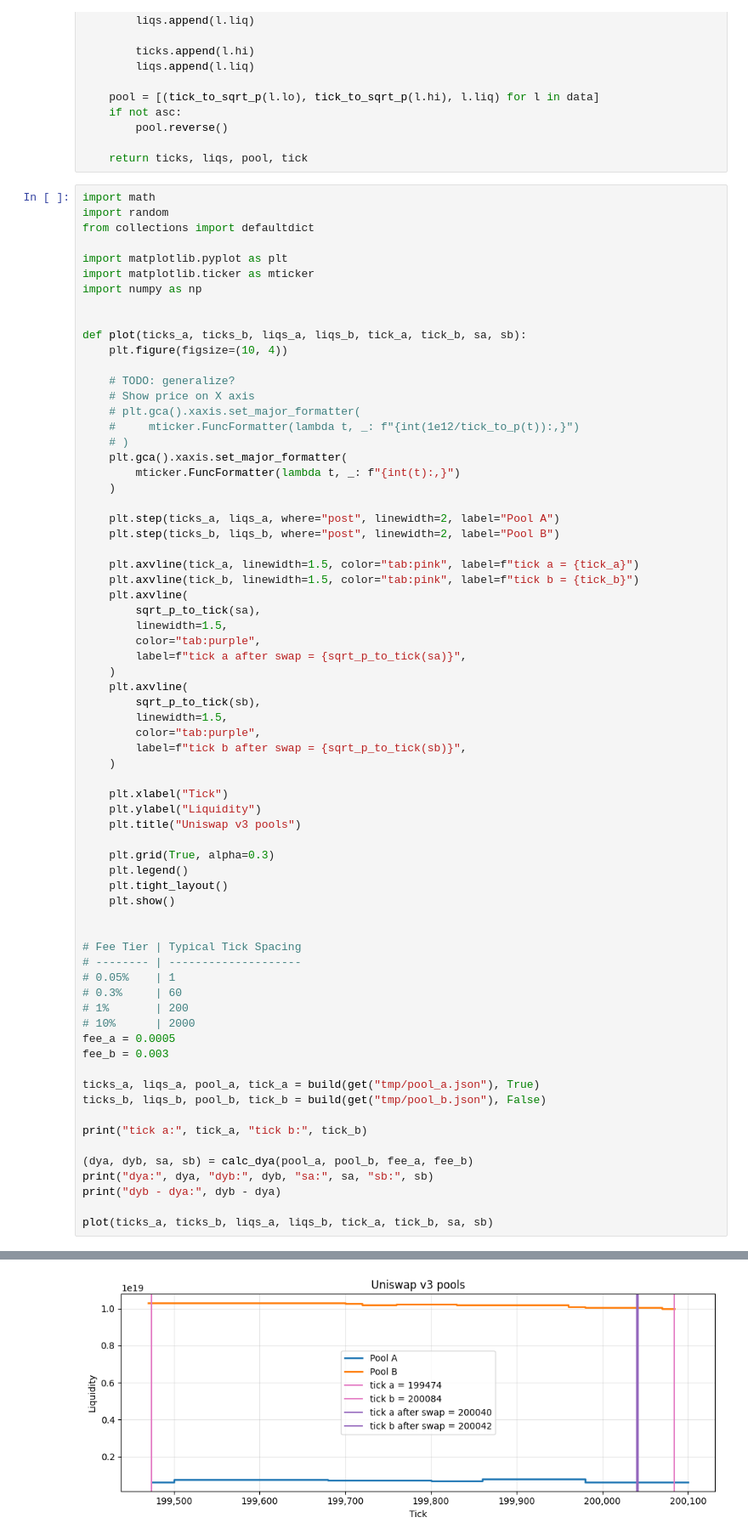
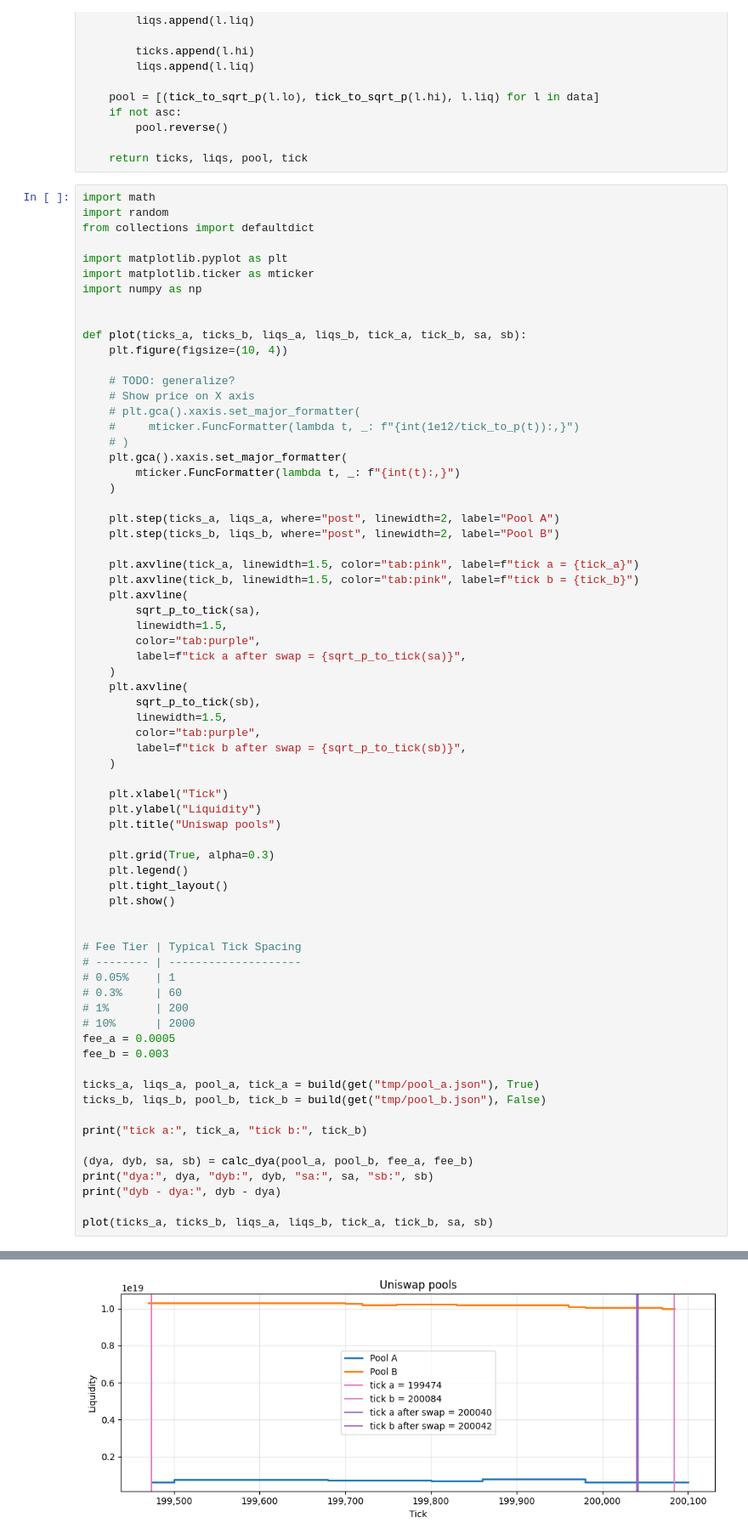
Before and after one commit to t4sk/notes, a Jupyter notebook: python/uniswap-v3/arb.ipynb, the cells around one changed output, grey strips where cells are left out. Shown at 85% size. Saved outputs shown, nothing was run; the diff lists cells and outputs as text.

```diff
--- a/python/uniswap-v3/arb.ipynb
+++ b/python/uniswap-v3/arb.ipynb
@@ -513,35 +512,35 @@ def plot(ticks_a, ticks_b, liqs_a, liqs_b, tick_a, tick_b, sa, sb):
 
     plt.xlabel("Tick")
     plt.ylabel("Liquidity")
-    plt.title("Uniswap v3 pools")
+    plt.title("Uniswap pools")
 
     plt.grid(True, alpha=0.3)
     plt.legend()
     plt.tight_layout()
     plt.show()
 
 
 # Fee Tier | Typical Tick Spacing
 # -------- | --------------------
 # 0.05%    | 1
 # 0.3%     | 60
 # 1%       | 200
 # 10%      | 2000
 fee_a = 0.0005
 fee_b = 0.003
 
 ticks_a, liqs_a, pool_a, tick_a = build(get("tmp/pool_a.json"), True)
 ticks_b, liqs_b, pool_b, tick_b = build(get("tmp/pool_b.json"), False)
 
 print("tick a:", tick_a, "tick b:", tick_b)
 
 (dya, dyb, sa, sb) = calc_dya(pool_a, pool_b, fee_a, fee_b)
 print("dya:", dya, "dyb:", dyb, "sa:", sa, "sb:", sb)
 print("dyb - dya:", dyb - dya)
 
 plot(ticks_a, ticks_b, liqs_a, liqs_b, tick_a, tick_b, sa, sb)
 # %% [output]
 tick a: 199474 tick b: 200084
 dya: 4.536038165376608e+20 dyb: 4.6614169922538006e+20 sa: 22059.528815099788 sb: 22061.618174070252
 dyb - dya: 1.2537882687719277e+19
-[figure, old version]
+[figure, new version]
```
Also changed, not shown: parts of 1 cell of this notebook, 3 other files.
